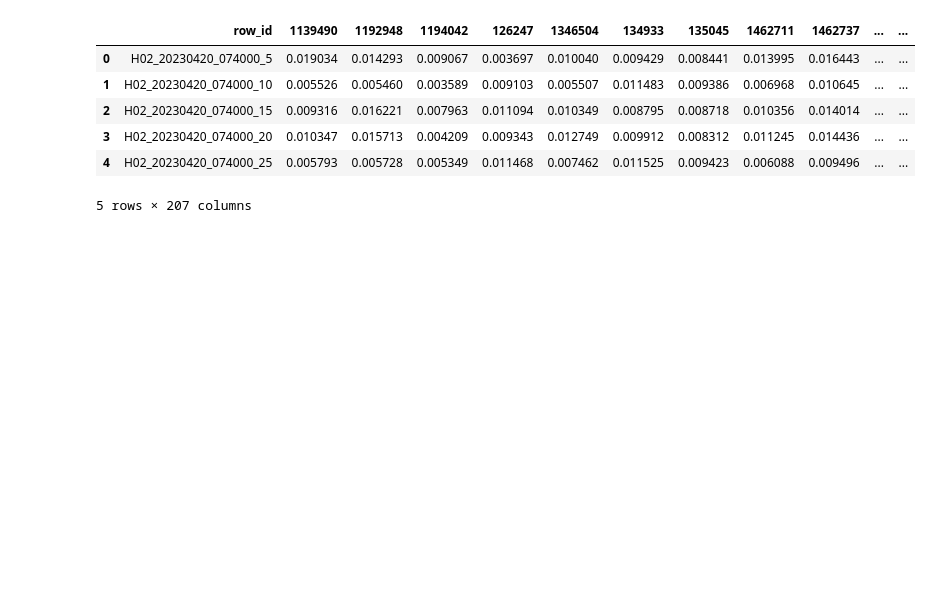
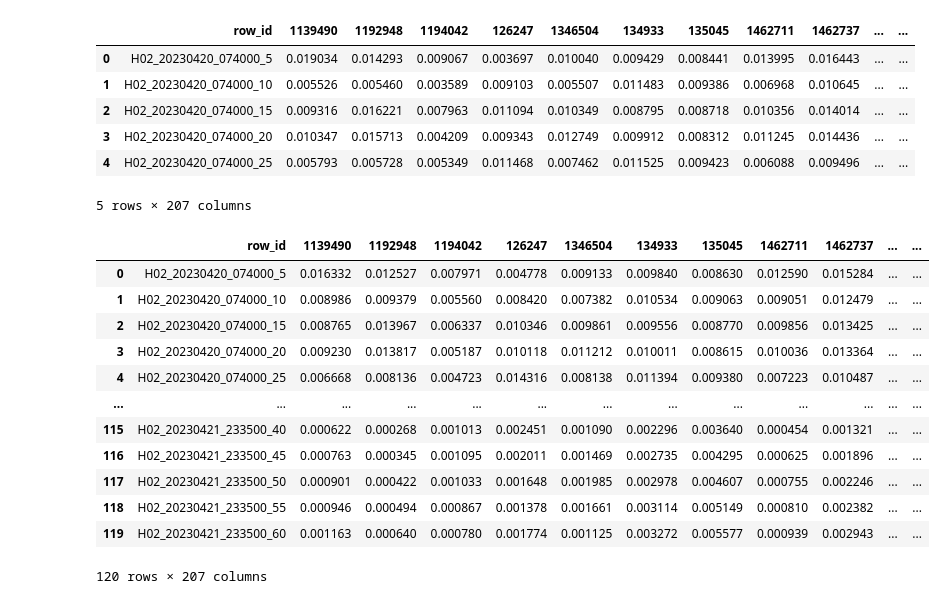
Before and after one commit to junya737/birdclef-2025, a Jupyter notebook: scripts/sed_0857_local.ipynb, the cells around one changed output. Saved outputs shown, nothing was run; the diff lists cells and outputs as text; code cells hidden in the pictures; blank space fills up the shorter version.

Commit message:
Save submission

```diff
--- a/scripts/sed_0857_local.ipynb
+++ b/scripts/sed_0857_local.ipynb
@@ -558,3 +568,20 @@ submission_df.head()
 | 3 | H02_20230420_074000_20 | 0.010347 | 0.015713 | 0.004209 | 0.009343 | 0.012749 | 0.009912 | 0.008312 | 0.011245 | 0.014436 | ... | ... |
 | 4 | H02_20230420_074000_25 | 0.005793 | 0.005728 | 0.005349 | 0.011468 | 0.007462 | 0.011525 | 0.009423 | 0.006088 | 0.009496 | ... | ... |
 5 rows × 207 columns
+# %%
+submission_sed = pd.read_csv("../data/result/submission_sed.csv")
+submission_sed
+# %% [output]
+|  | row_id | 1139490 | 1192948 | 1194042 | 126247 | 1346504 | 134933 | 135045 | 1462711 | 1462737 | ... | ... |
+| 0 | H02_20230420_074000_5 | 0.016332 | 0.012527 | 0.007971 | 0.004778 | 0.009133 | 0.009840 | 0.008630 | 0.012590 | 0.015284 | ... | ... |
+| 1 | H02_20230420_074000_10 | 0.008986 | 0.009379 | 0.005560 | 0.008420 | 0.007382 | 0.010534 | 0.009063 | 0.009051 | 0.012479 | ... | ... |
+| 2 | H02_20230420_074000_15 | 0.008765 | 0.013967 | 0.006337 | 0.010346 | 0.009861 | 0.009556 | 0.008770 | 0.009856 | 0.013425 | ... | ... |
+| 3 | H02_20230420_074000_20 | 0.009230 | 0.013817 | 0.005187 | 0.010118 | 0.011212 | 0.010011 | 0.008615 | 0.010036 | 0.013364 | ... | ... |
+| 4 | H02_20230420_074000_25 | 0.006668 | 0.008136 | 0.004723 | 0.014316 | 0.008138 | 0.011394 | 0.009380 | 0.007223 | 0.010487 | ... | ... |
+| ... | ... | ... | ... | ... | ... | ... | ... | ... | ... | ... | ... | ... |
+| 115 | H02_20230421_233500_40 | 0.000622 | 0.000268 | 0.001013 | 0.002451 | 0.001090 | 0.002296 | 0.003640 | 0.000454 | 0.001321 | ... | ... |
+| 116 | H02_20230421_233500_45 | 0.000763 | 0.000345 | 0.001095 | 0.002011 | 0.001469 | 0.002735 | 0.004295 | 0.000625 | 0.001896 | ... | ... |
+| 117 | H02_20230421_233500_50 | 0.000901 | 0.000422 | 0.001033 | 0.001648 | 0.001985 | 0.002978 | 0.004607 | 0.000755 | 0.002246 | ... | ... |
+| 118 | H02_20230421_233500_55 | 0.000946 | 0.000494 | 0.000867 | 0.001378 | 0.001661 | 0.003114 | 0.005149 | 0.000810 | 0.002382 | ... | ... |
+| 119 | H02_20230421_233500_60 | 0.001163 | 0.000640 | 0.000780 | 0.001774 | 0.001125 | 0.003272 | 0.005577 | 0.000939 | 0.002943 | ... | ... |
+120 rows × 207 columns
```
Also changed, not shown: parts of 2 cells of this notebook.
